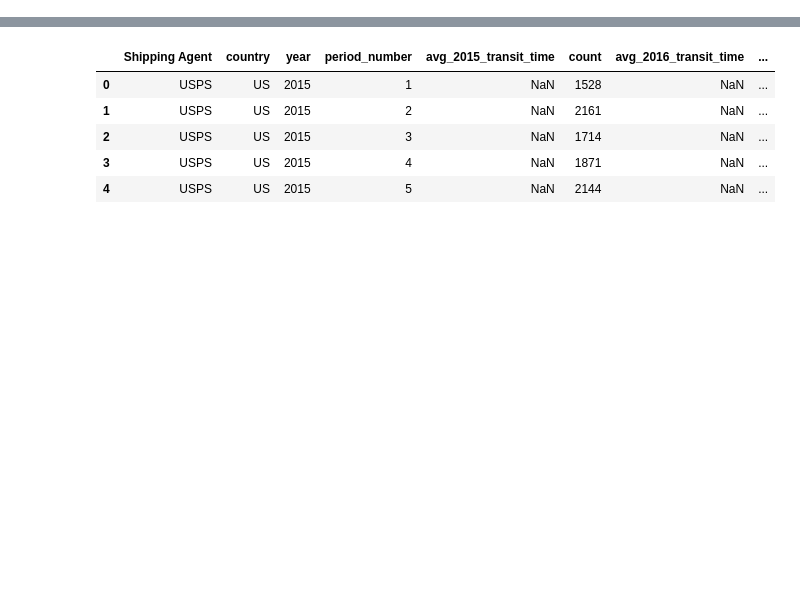
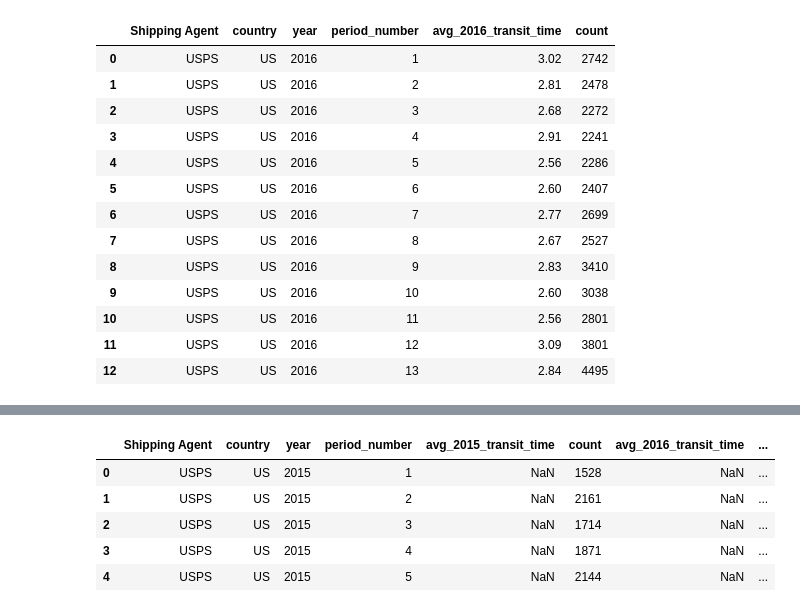
Before and after one commit to wrighang/shipping-data-analysis, a Jupyter notebook: FINAL_usps_transit_time_analysis.ipynb, the cells around one changed output, grey strips where cells are left out. Drawn from its saved outputs; the diff is of its cells as text; code cells hidden in the pictures; blank space fills up the shorter version.

```diff
--- a/FINAL_usps_transit_time_analysis.ipynb
+++ b/FINAL_usps_transit_time_analysis.ipynb
@@ -41,0 +54,17 @@ usps_transit_time_2018_df
+# %%
+usps_transit_time_2016_df
+# %% [output]
+|  | Shipping Agent | country | year | period_number | avg_2016_transit_time | count |
+| 0 | USPS | US | 2016 | 1 | 3.02 | 2742 |
+| 1 | USPS | US | 2016 | 2 | 2.81 | 2478 |
+| 2 | USPS | US | 2016 | 3 | 2.68 | 2272 |
+| 3 | USPS | US | 2016 | 4 | 2.91 | 2241 |
+| 4 | USPS | US | 2016 | 5 | 2.56 | 2286 |
+| 5 | USPS | US | 2016 | 6 | 2.60 | 2407 |
+| 6 | USPS | US | 2016 | 7 | 2.77 | 2699 |
+| 7 | USPS | US | 2016 | 8 | 2.67 | 2527 |
+| 8 | USPS | US | 2016 | 9 | 2.83 | 3410 |
+| 9 | USPS | US | 2016 | 10 | 2.60 | 3038 |
+| 10 | USPS | US | 2016 | 11 | 2.56 | 2801 |
+| 11 | USPS | US | 2016 | 12 | 3.09 | 3801 |
+| 12 | USPS | US | 2016 | 13 | 2.84 | 4495 |
```
Also changed, not shown: parts of 8 cells of this notebook, 4 other files.
